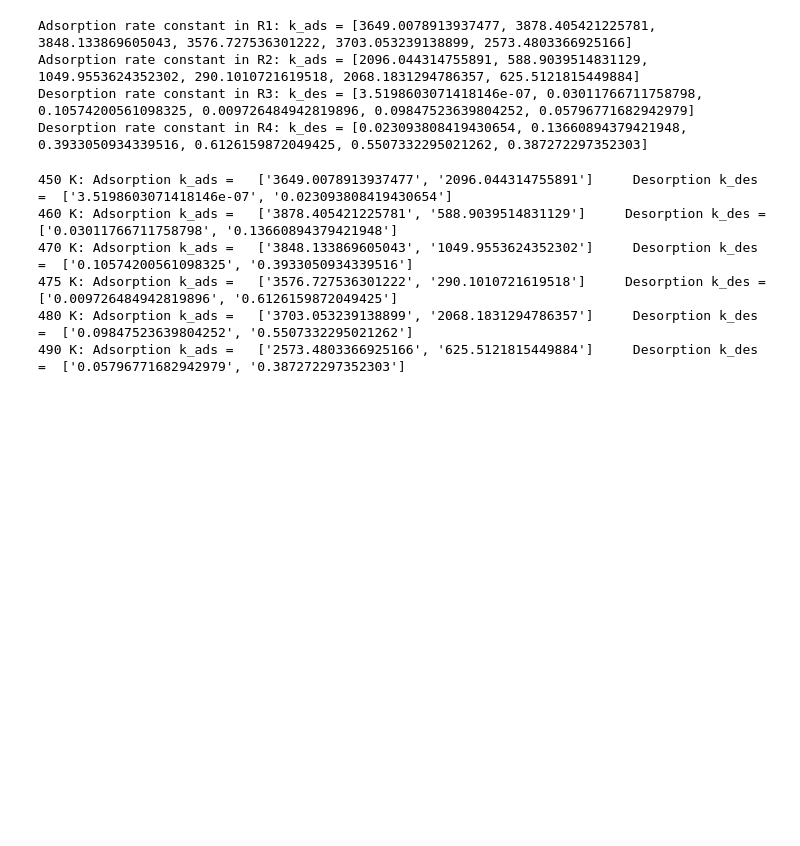
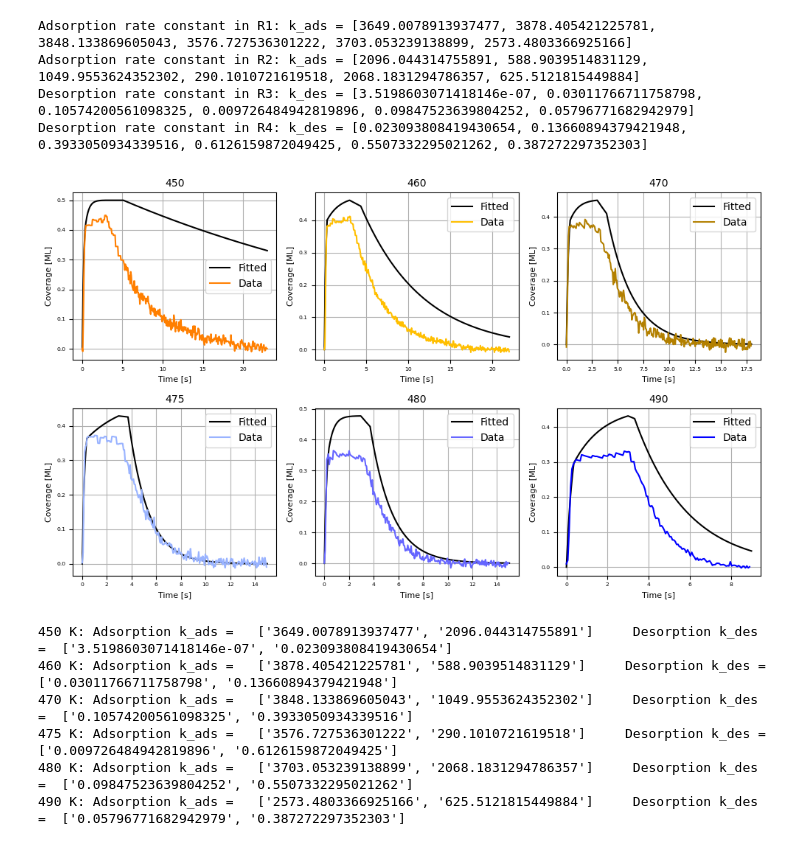
Before and after one commit to marija-iloska/pmcmc_CO_Pd, a Jupyter notebook: pyomo_implementation/dynamic_opt.ipynb, the cells around one changed output. Cells and saved outputs as stored; diff of their text form; code cells hidden in the pictures; blank space fills up the shorter version.

```diff
--- a/pyomo_implementation/dynamic_opt.ipynb
+++ b/pyomo_implementation/dynamic_opt.ipynb
@@ -334,3 +357,43 @@ k = [k_ads_R14, k_ads_R23, k_des_R23, k_des_R14]
+# %%
+time_pts = []
+coverage_fitted = []
+for n in range(N):
+    k_ads = [k_ads_R14[n], k_ads_R23[n]]
+    k_des = [k_des_R14[n], k_des_R23[n]]
+    time_pts.append(np.linspace(0,float(time[n][-1]), 200))
+
+    res = coverage_model(time_pts[n], idx_R1, k_ads, k_des, time_cut_off[n])
+    coverage_fitted.append(res)
+# %%
+''' Choose temperature index
+n = 0 --> 450 K
+n = 1 --> 460 K
+n = 2 --> 470 K
+n = 3 --> 475 K
+n = 4 --> 480 K
+n = 5 --> 490 K
+'''
+n = 1
+
+# Create subplots: 2 rows, 2 columns (since R=4)
+fig, axes = plt.subplots(2,3, figsize=(10, 6))
+axes = axes.flatten()
+for n in range(N):
+
+    ax = axes[n]
+    ax.plot(time_pts[n][:-1].tolist(),coverage_fitted[n][:-1], color = (0,0,0) )
+    ax.plot(time_plot[n][:-1], cov_plot[n][:-1], color = colors[n])
+    ax.set_xlabel('Time [s]', fontsize=8)
+    ax.set_ylabel('Coverage [ML]', fontsize=8)
+    ax.set_title(temperatures[n], fontsize=10)
+    ax.tick_params(axis='both', which='major', labelsize=5.5)
+    ax.legend(['Fitted', 'Data'])
+    ax.grid()
+
+plt.subplots_adjust(hspace=0.1, wspace=0.55)  # Increase vertical (hspace) and horizontal (wspace) space
+plt.tight_layout()
+# %% [output]
+[figure, added]
 # %%
 table = [[f'{k[r][n]}' for r in range(4)] for n in range(6)]
 
```
Also changed, not shown: parts of 1 cell of this notebook.
